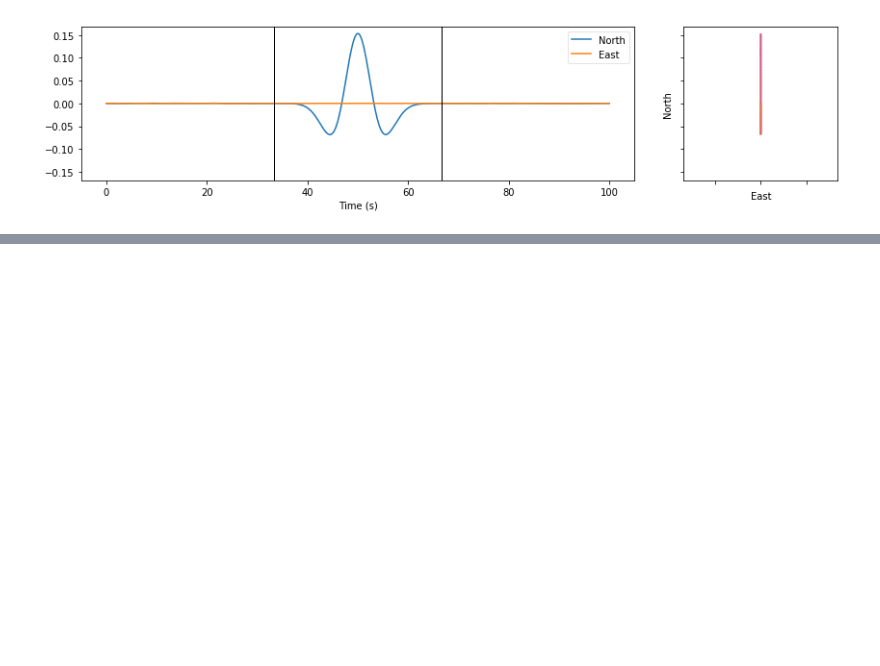
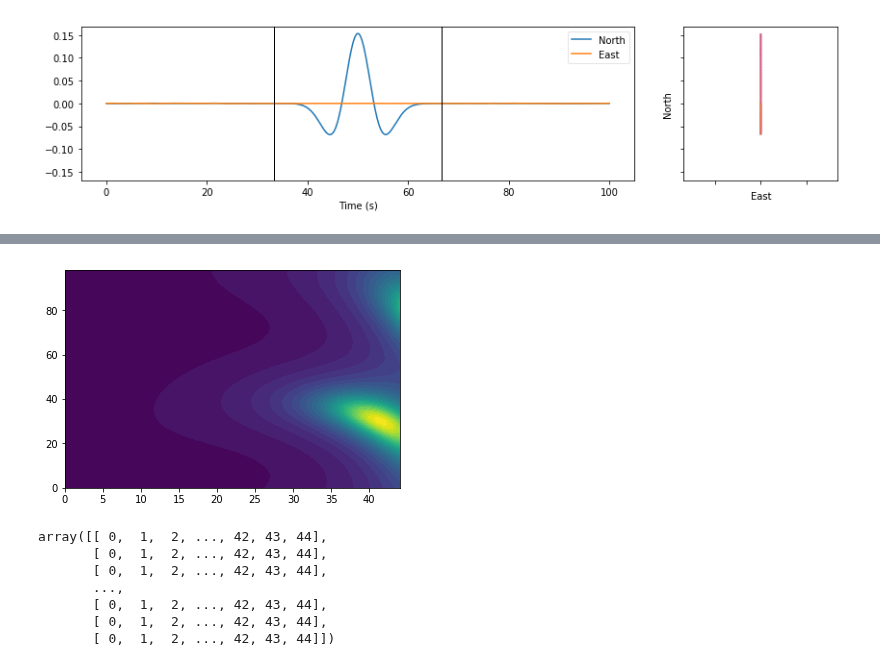
Before and after one commit to JackWalpole/splitwavepy, a Jupyter notebook: devel/Plotting.ipynb, the cells around one changed output, grey strips where cells are left out. Saved outputs shown, nothing was run; the diff lists cells and outputs as text; code cells hidden in the pictures; blank space fills up the shorter version.

```diff
--- a/devel/Plotting.ipynb
+++ b/devel/Plotting.ipynb
@@ -81,0 +175,18 @@ bc.unsplit(10,0).plot()
+# %%
+shp = cov.shape
+aa, bb = np.meshgrid(np.arange(shp[0]), np.arange(shp[1]), indexing='ij')
+# aa, bb = np.meshgrid(np.arange(shp[1]), np.arange(shp[0]))
+rho = sw.core.core.covmap2rho(cov)
+lam1, lam2 = sw.core.core.covmap2eigvals(cov)
+plt.contourf(bb, aa, lam1/lam2, 30)
+plt.show()
+bb
+# %% [output]
+[figure, added]
+array([[ 0,  1,  2, ..., 42, 43, 44],
+       [ 0,  1,  2, ..., 42, 43, 44],
+       [ 0,  1,  2, ..., 42, 43, 44],
+       ...,
+       [ 0,  1,  2, ..., 42, 43, 44],
+       [ 0,  1,  2, ..., 42, 43, 44],
+       [ 0,  1,  2, ..., 42, 43, 44]])
```
Also changed, not shown: parts of 20 cells of this notebook, 3 other files.
